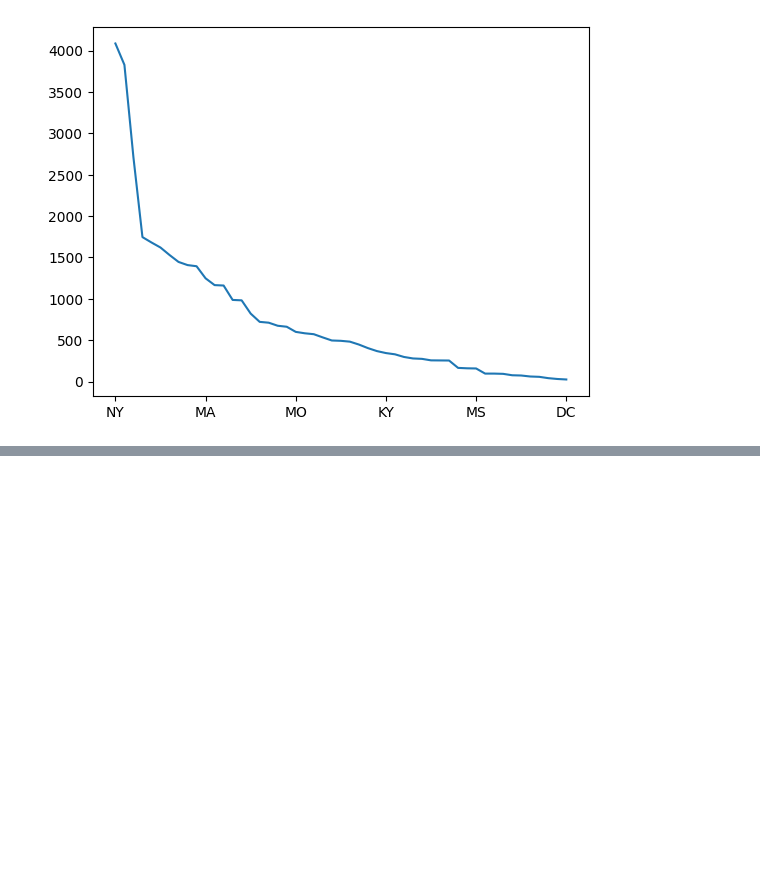
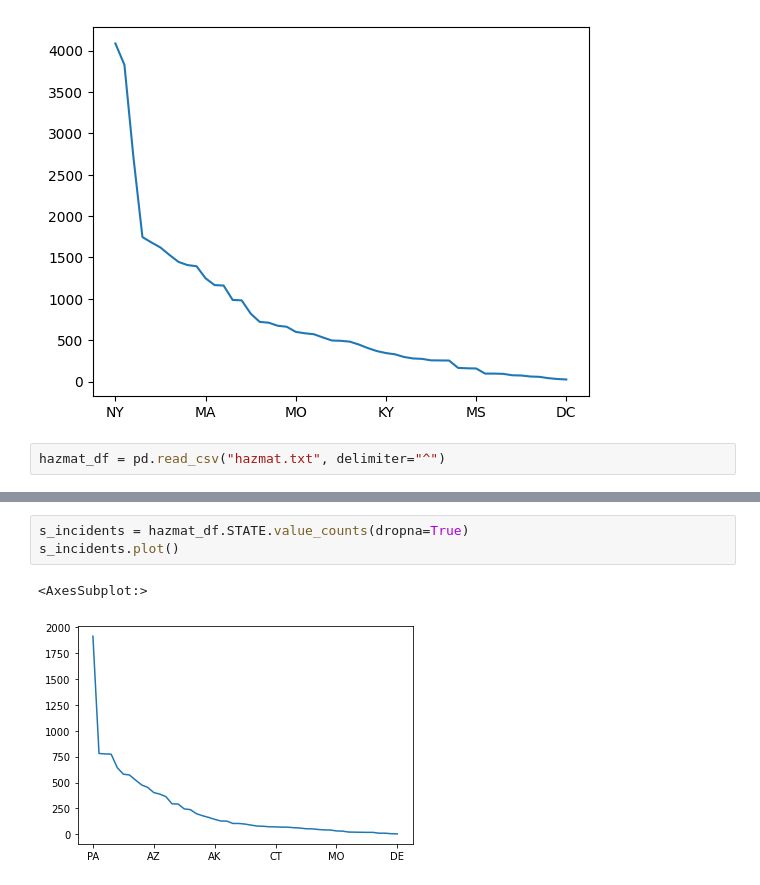
Before and after one commit to abhiman23897/fire-hazard-analytics, a Jupyter notebook: analysis.ipynb, the cells around one changed output, grey strips where cells are left out. Cells and saved outputs as stored; diff of their text form; blank space fills up the shorter version.

Commit message:
Analysis on hazmat data

```diff
--- a/analysis.ipynb
+++ b/analysis.ipynb
@@ -28,3 +44,5 @@ s_incidents.plot()
 # %% [output]
 <AxesSubplot: >
 [figure]
+# %%
+hazmat_df = pd.read_csv("hazmat.txt", delimiter="^")
@@ -30,0 +80,6 @@ s_incidents.plot()
+# %%
+s_incidents = hazmat_df.STATE.value_counts(dropna=True)
+s_incidents.plot()
+# %% [output]
+<AxesSubplot:>
+[figure, added]
```
Also changed, not shown: parts of 4 cells of this notebook, 1 other file.
